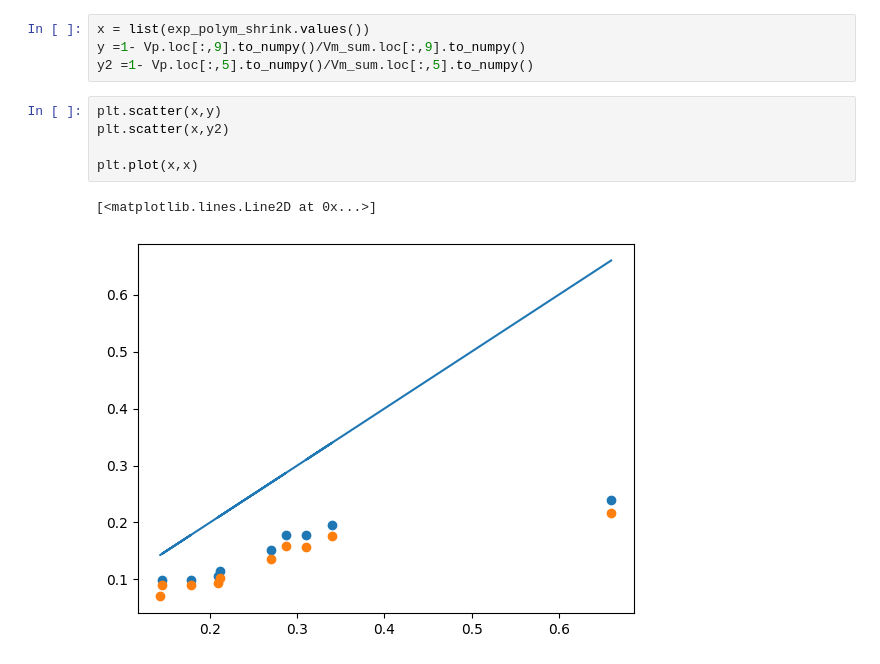
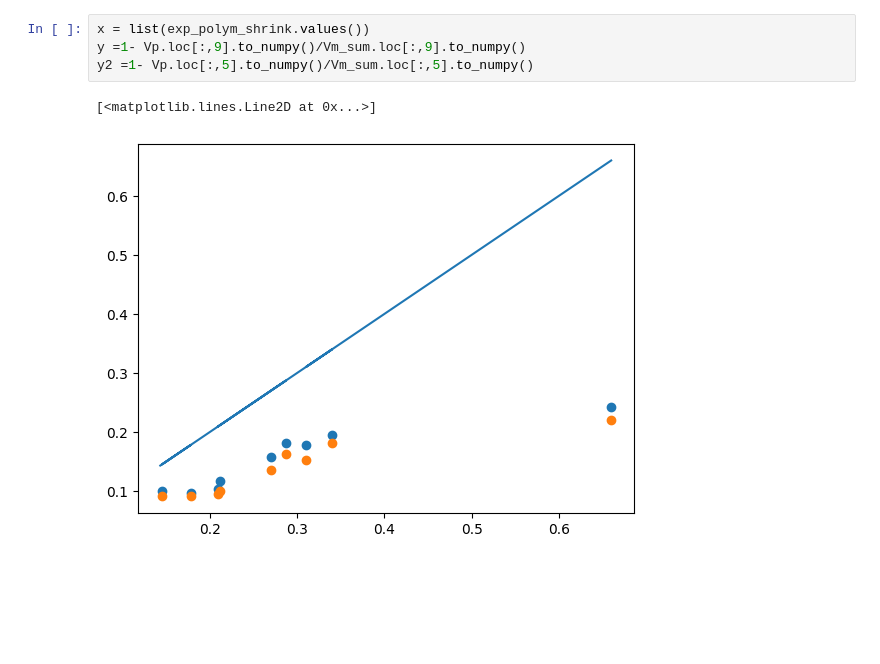
Before and after one commit to takuminal/Share, a Jupyter notebook: Kreveren_SP/分子力場による重合収縮挙動の解明.ipynb, the cells around one changed output. Drawn from its saved outputs; the diff is of its cells as text; blank space fills up the shorter version.

```diff
--- a/Kreveren_SP/分子力場による重合収縮挙動の解明.ipynb
+++ b/Kreveren_SP/分子力場による重合収縮挙動の解明.ipynb
@@ -101,10 +121,6 @@ x = list(exp_polym_shrink.values())
 y =1- Vp.loc[:,9].to_numpy()/Vm_sum.loc[:,9].to_numpy()
 y2 =1- Vp.loc[:,5].to_numpy()/Vm_sum.loc[:,5].to_numpy()
 # %%
-plt.scatter(x,y)
-plt.scatter(x,y2)
-
-plt.plot(x,x)
 # %% [output]
 [<matplotlib.lines.Line2D at 0x...>]
-[figure, old version]
+[figure, new version]
```
Also changed, not shown: parts of 11 cells of this notebook, 9 other files.
